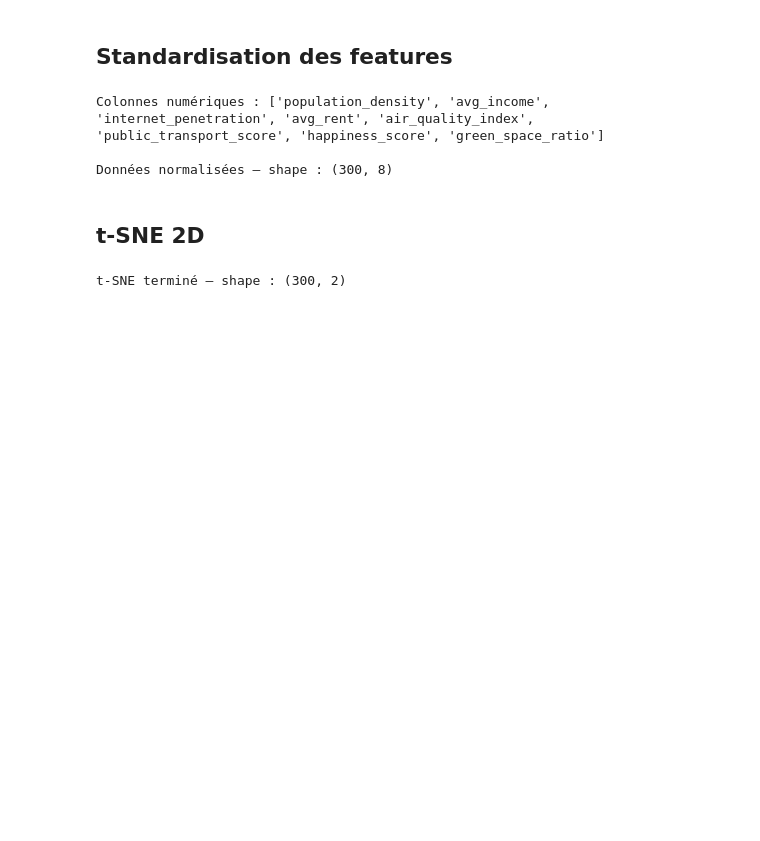
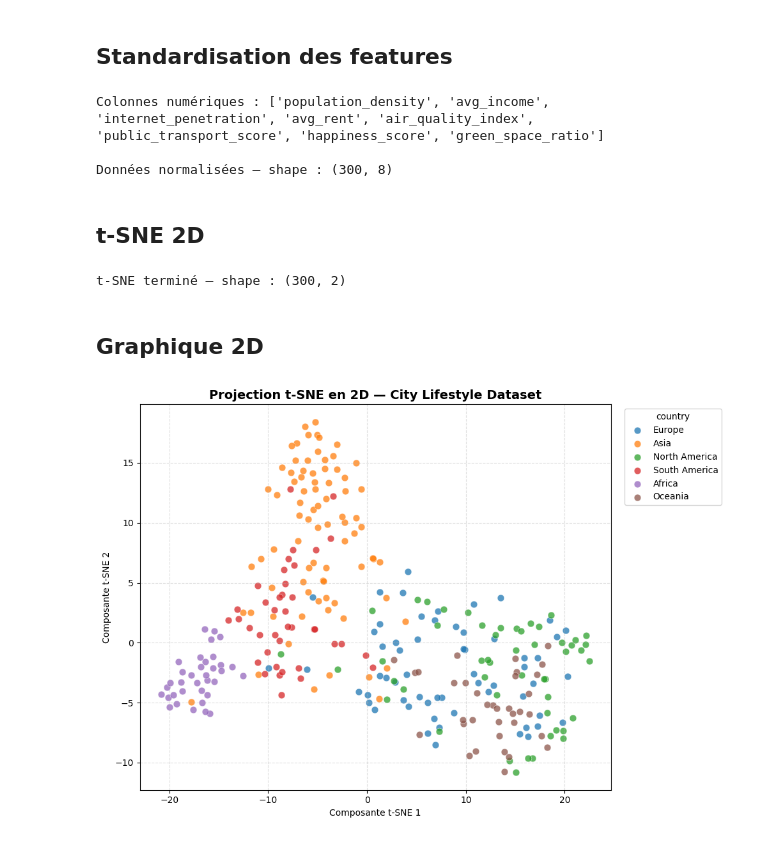
Before and after one commit to Badi-bou/Examen26, a Jupyter notebook: notebooks/tsne.ipynb, the cells around one changed output. Drawn from its saved outputs; the diff is of its cells as text; code cells hidden in the pictures; blank space fills up the shorter version.

Commit message:
Visualisation : Graphique 2D

```diff
--- a/notebooks/tsne.ipynb
+++ b/notebooks/tsne.ipynb
@@ -94,3 +94,34 @@ X_tsne = tsne.fit_transform(X_scaled)
 print(f't-SNE terminé — shape : {X_tsne.shape}')
 # %% [output]
 t-SNE terminé — shape : (300, 2)
+# %% [markdown]
+## Graphique 2D
+# %%
+# Visualisation 2D
+# On colorie les points par la colonne 'country' si elle existe
+color_col = 'country' if 'country' in df.columns else None
+
+fig, ax = plt.subplots(figsize=(10, 7))
+
+if color_col:
+    categories = df[color_col].unique()
+    palette = sns.color_palette('tab10', n_colors=len(categories))
+    for i, cat in enumerate(categories):
+        mask = df[color_col] == cat
+        ax.scatter(
+            X_tsne[mask, 0], X_tsne[mask, 1],
+            label=cat, color=palette[i], alpha=0.75, s=60, edgecolors='white', linewidths=0.4
+        )
+    ax.legend(title=color_col, bbox_to_anchor=(1.02, 1), loc='upper left')
+else:
+    ax.scatter(X_tsne[:, 0], X_tsne[:, 1], alpha=0.75, s=60)
+
+ax.set_title('Projection t-SNE en 2D — City Lifestyle Dataset', fontsize=14, fontweight='bold')
+ax.set_xlabel('Composante t-SNE 1')
+ax.set_ylabel('Composante t-SNE 2')
+ax.grid(True, linestyle='--', alpha=0.4)
+plt.tight_layout()
+
+plt.show()
+# %% [output]
+[figure, added]
```
Also changed, not shown: parts of 1 cell of this notebook.
